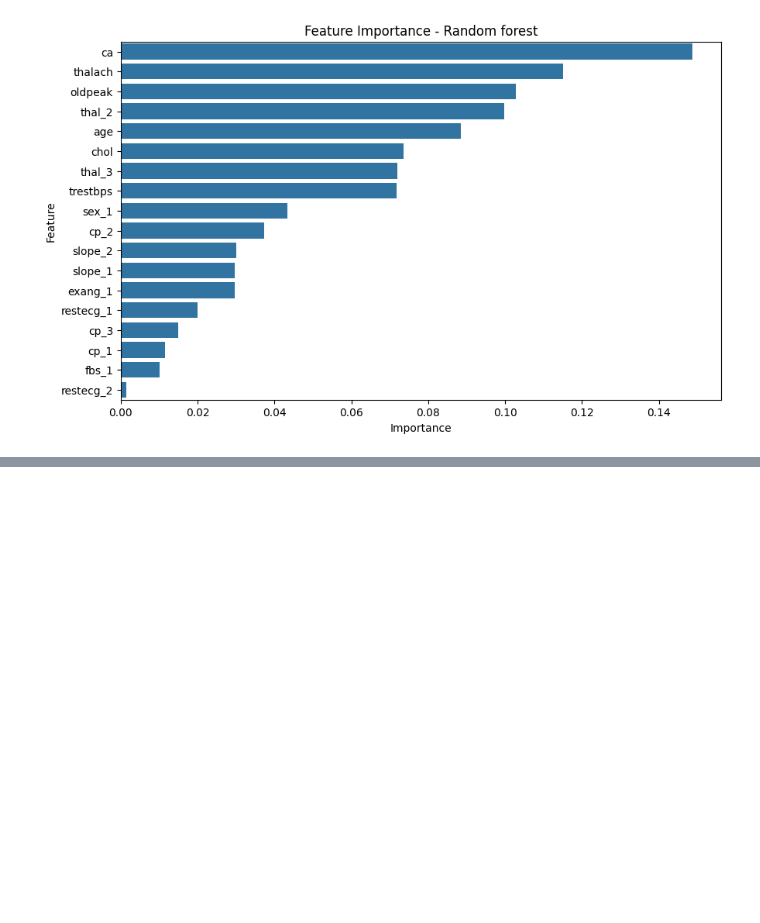
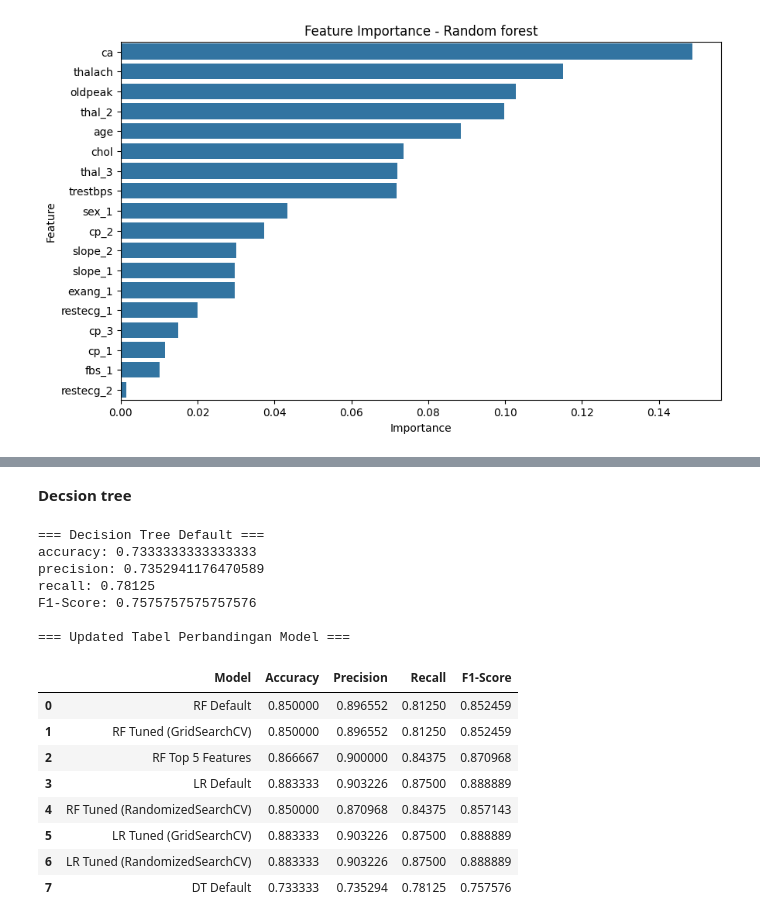
Before and after one commit to WahyuKhairi06/BigData_2311531009_Wahyu-Khairi, a Jupyter notebook: Praktikum 8/Praktikum_8_Big_Data_2311531009.ipynb, the cells around one changed output, grey strips where cells are left out. Drawn from its saved outputs; the diff is of its cells as text; code cells hidden in the pictures; blank space fills up the shorter version.

```diff
--- a/Praktikum 8/Praktikum_8_Big_Data_2311531009.ipynb
+++ b/Praktikum 8/Praktikum_8_Big_Data_2311531009.ipynb
@@ -207,0 +427,17 @@ Model logistic regression berhasil disimpan sebagai logreg_heast_model.joblib
+# %%
+from sklearn.model_selection import RandomizedSearchCV
+
+logreg = LogisticRegression(random_state=42)
+
+random_search_lr = RandomizedSearchCV(
+    estimator=logreg,
+    param_distributions=param_dist_lr_random,
+    n_iter=50,
+    cv=5,
+    scoring='accuracy',
+    random_state=42,
+    n_jobs=-1,
+    verbose=1
+)
+
+random_search_lr.fit(X_train, y_train)
@@ -207,0 +498,50 @@ Model logistic regression berhasil disimpan sebagai logreg_heast_model.joblib
+# %% [markdown]
+**Decsion tree**
+# %%
+from sklearn.tree import DecisionTreeClassifier
+
+# Model decision tree default
+dt_default = DecisionTreeClassifier(random_state=42)
+dt_default.fit(X_train, y_train)
+pred_dt_default = dt_default.predict(X_test)
+
+acc_dt_def = accuracy_score(y_test, pred_dt_default)
+prec_dt_def = precision_score(y_test, pred_dt_default)
+rec_dt_def = recall_score(y_test, pred_dt_default)
+f1_dt_def = f1_score(y_test, pred_dt_default)
+
+print("\n=== Decision Tree Default ===")
+print("accuracy:", acc_dt_def)
+print("precision:",prec_dt_def)
+print("recall:", rec_dt_def)
+print("F1-Score:",f1_dt_def)
+
+results_dt_default = pd.DataFrame({
+    "Model": ["DT Default"],
+    "Accuracy": [acc_dt_def],
+    "Precision": [prec_dt_def],
+    "Recall": [rec_dt_def],
+    "F1-Score": [f1_dt_def]
+})
+
+results = pd.concat([results, results_dt_default], ignore_index=True)
+
+print("\n=== Updated Tabel Perbandingan Model ===")
+display(results)
+# %% [output]
+=== Decision Tree Default ===
+accuracy: 0.7333333333333333
+precision: 0.7352941176470589
+recall: 0.78125
+F1-Score: 0.7575757575757576
+
+=== Updated Tabel Perbandingan Model ===
+|  | Model | Accuracy | Precision | Recall | F1-Score |
+| 0 | RF Default | 0.850000 | 0.896552 | 0.81250 | 0.852459 |
+| 1 | RF Tuned (GridSearchCV) | 0.850000 | 0.896552 | 0.81250 | 0.852459 |
+| 2 | RF Top 5 Features | 0.866667 | 0.900000 | 0.84375 | 0.870968 |
+| 3 | LR Default | 0.883333 | 0.903226 | 0.87500 | 0.888889 |
+| 4 | RF Tuned (RandomizedSearchCV) | 0.850000 | 0.870968 | 0.84375 | 0.857143 |
+| 5 | LR Tuned (GridSearchCV) | 0.883333 | 0.903226 | 0.87500 | 0.888889 |
+| 6 | LR Tuned (RandomizedSearchCV) | 0.883333 | 0.903226 | 0.87500 | 0.888889 |
+| 7 | DT Default | 0.733333 | 0.735294 | 0.78125 | 0.757576 |
```
Also changed, not shown: parts of 31 cells of this notebook.
